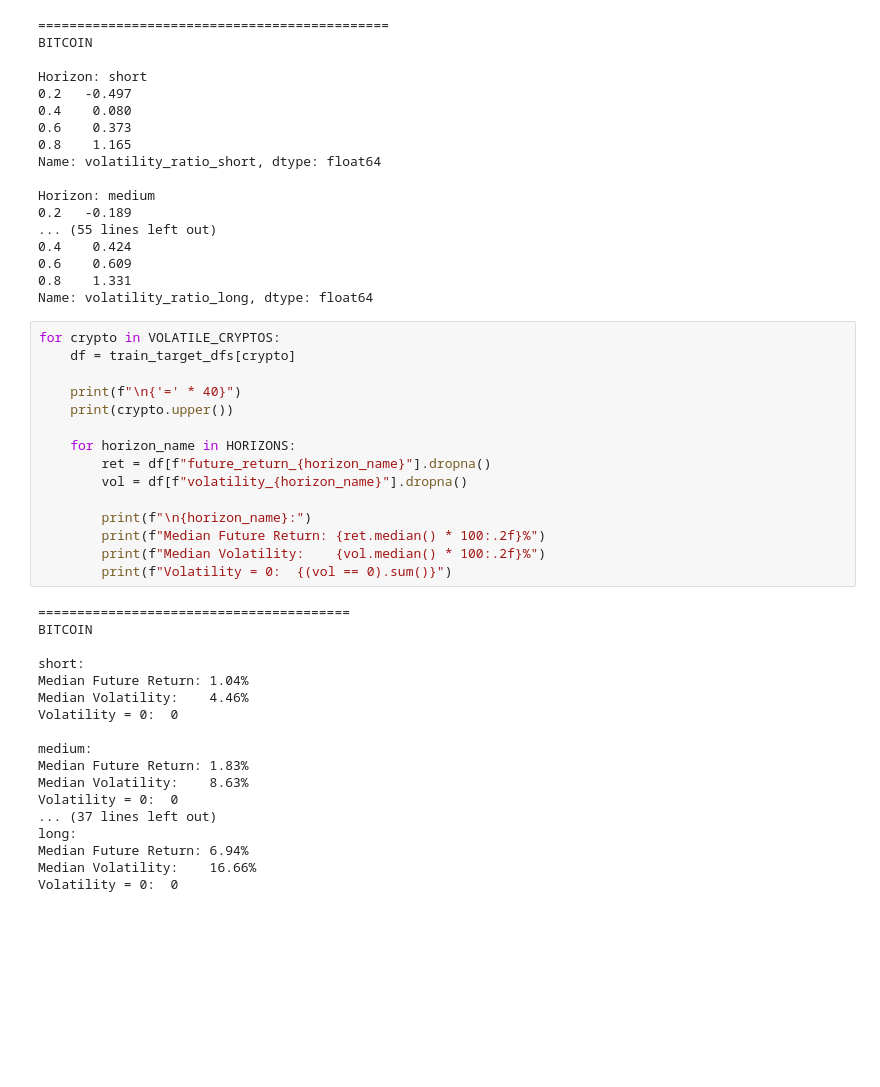
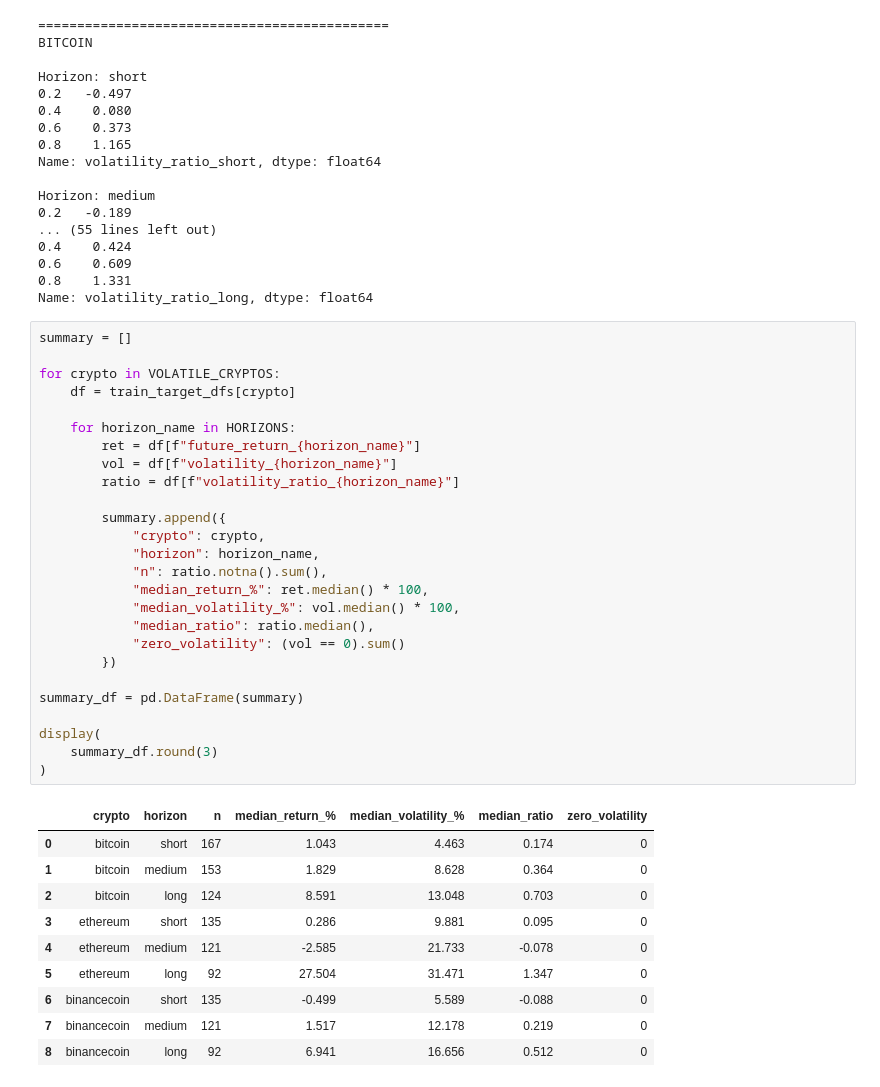
Before and after one commit to irene-martin-rod/CryptoTrendPredictor, a Jupyter notebook: notebooks/3-target_definition.ipynb, the cells around one changed output. Drawn from its saved outputs; the diff is of its cells as text; blank space fills up the shorter version.

```diff
--- a/notebooks/3-target_definition.ipynb
+++ b/notebooks/3-target_definition.ipynb
@@ -997,35 +1023,39 @@ Horizon: medium
 0.8    1.331
 Name: volatility_ratio_long, dtype: float64
 # %%
+summary = []
+
 for crypto in VOLATILE_CRYPTOS:
     df = train_target_dfs[crypto]
 
-    print(f"\n{'=' * 40}")
-    print(crypto.upper())
+    for horizon_name in HORIZONS:
+        ret = df[f"future_return_{horizon_name}"]
+        vol = df[f"volatility_{horizon_name}"]
+        ratio = df[f"volatility_ratio_{horizon_name}"]
 
-    for horizon_name in HORIZONS:
-        ret = df[f"future_return_{horizon_name}"].dropna()
-        vol = df[f"volatility_{horizon_name}"].dropna()
+        summary.append({
+            "crypto": crypto,
+            "horizon": horizon_name,
+            "n": ratio.notna().sum(),
+            "median_return_%": ret.median() * 100,
+            "median_volatility_%": vol.median() * 100,
+            "median_ratio": ratio.median(),
+            "zero_volatility": (vol == 0).sum()
+        })
 
-        print(f"\n{horizon_name}:")
-        print(f"Median Future Return: {ret.median() * 100:.2f}%")
-        print(f"Median Volatility:    {vol.median() * 100:.2f}%")
-        print(f"Volatility = 0:  {(vol == 0).sum()}")
+summary_df = pd.DataFrame(summary)
+
+display(
+    summary_df.round(3)
+)
 # %% [output]
-========================================
-BITCOIN
-
-short:
-Median Future Return: 1.04%
-Median Volatility:    4.46%
-Volatility = 0:  0
-
-medium:
-Median Future Return: 1.83%
-Median Volatility:    8.63%
-Volatility = 0:  0
-... (37 lines left out)
-long:
-Median Future Return: 6.94%
-Median Volatility:    16.66%
-Volatility = 0:  0
+|  | crypto | horizon | n | median_return_% | median_volatility_% | median_ratio | zero_volatility |
+| 0 | bitcoin | short | 167 | 1.043 | 4.463 | 0.174 | 0 |
+| 1 | bitcoin | medium | 153 | 1.829 | 8.628 | 0.364 | 0 |
+| 2 | bitcoin | long | 124 | 8.591 | 13.048 | 0.703 | 0 |
+| 3 | ethereum | short | 135 | 0.286 | 9.881 | 0.095 | 0 |
+| 4 | ethereum | medium | 121 | -2.585 | 21.733 | -0.078 | 0 |
+| 5 | ethereum | long | 92 | 27.504 | 31.471 | 1.347 | 0 |
+| 6 | binancecoin | short | 135 | -0.499 | 5.589 | -0.088 | 0 |
+| 7 | binancecoin | medium | 121 | 1.517 | 12.178 | 0.219 | 0 |
+| 8 | binancecoin | long | 92 | 6.941 | 16.656 | 0.512 | 0 |
```
Also changed, not shown: parts of 12 cells of this notebook.
